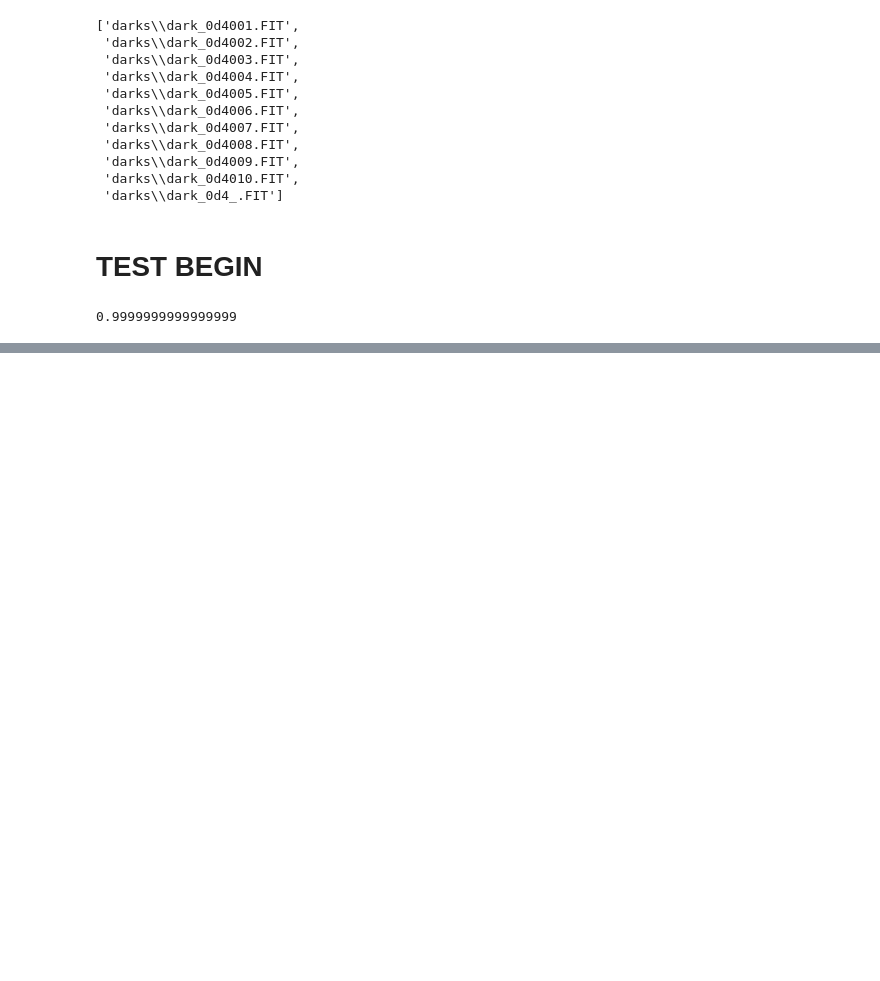
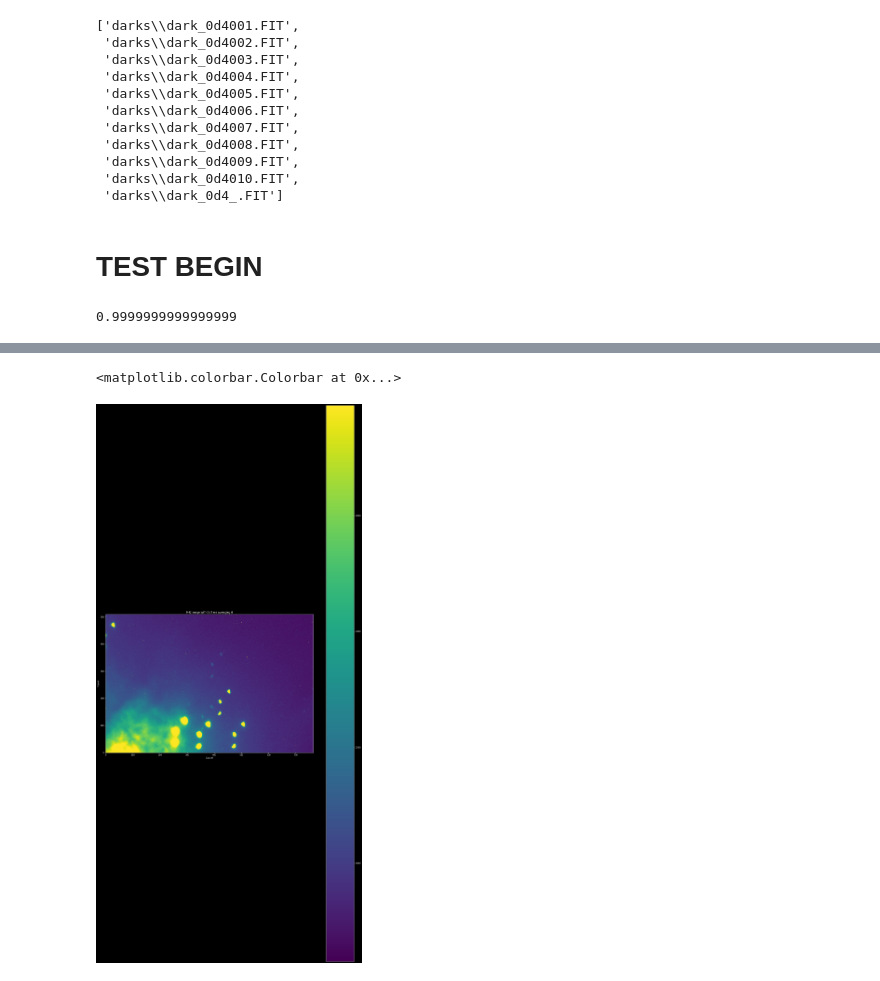
Before and after one commit to paeinovis/alignmentreduction.ipynb, a Jupyter notebook: test.ipynb, the cells around one changed output, grey strips where cells are left out. Cells and saved outputs as stored; diff of their text form; code cells hidden in the pictures; blank space fills up the shorter version.

```diff
--- a/test.ipynb
+++ b/test.ipynb
@@ -325,10 +276,13 @@ pl.colorbar(im)
 # %%
 mean_image = np.mean(B_timestream, axis=0)
 mean_image[308][628] = mean_image[309][629]
 
-pl.figure(figsize=(16,5))
+pl.figure(figsize=(50,50))
 im = pl.subplot(1,2,1).imshow(mean_image, origin='lower', interpolation='none', vmax=1800*B_gain)
 _=pl.title("M42 image WITHOUT me averaging it")
 _=pl.xlabel("X pixel")
 _=pl.ylabel("Y pixel")
 pl.colorbar(im)
+# %% [output]
+<matplotlib.colorbar.Colorbar at 0x...>
+[figure, added]
```
Also changed, not shown: parts of 15 cells of this notebook, 4 other files.
